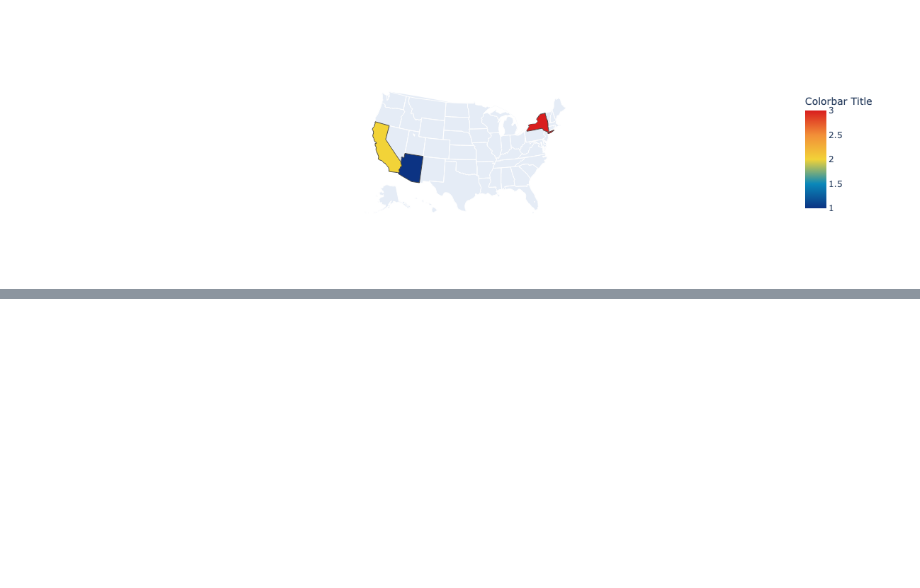
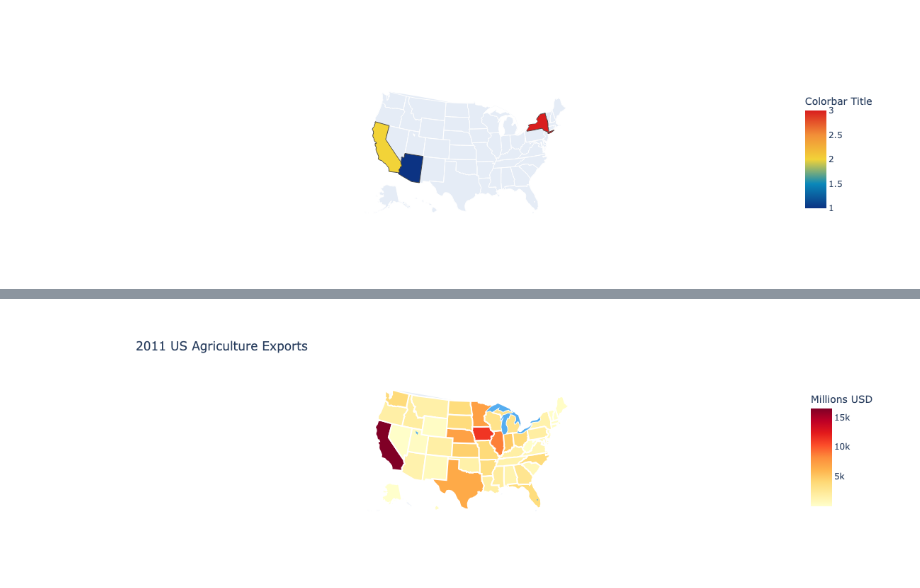
Before and after one commit to Jamy11/Data-Scince-and-Machine-Learing, a Jupyter notebook: 12 Plotly Geographical Plotting/plotly geo plotting.ipynb, the cells around one changed output, grey strips where cells are left out. Cells and saved outputs as stored; diff of their text form; code cells hidden in the pictures; blank space fills up the shorter version.

Commit message:
geo plotting using plotly.express and go

```diff
--- a/12 Plotly Geographical Plotting/plotly geo plotting.ipynb
+++ b/12 Plotly Geographical Plotting/plotly geo plotting.ipynb
@@ -26,4 +26,4 @@ fig.show()
 # %% [output]
 [figure]
 # %%
-df = pd.read_csv('2011')
+df = pd.read_csv('2011_US_AGRI_Exports')
@@ -29,0 +51,25 @@ df = pd.read_csv('2011')
+# %%
+choropleth = go.Choropleth(
+    colorscale='YlOrRd',
+    locations=df['code'],
+    locationmode='USA-states',
+    z=df['total exports'],
+    text=df['text'],
+    colorbar_title='Millions USD',
+    marker=dict(line=dict(color='rgb(255,255,255)', width=2))
+)
+
+# Layout
+layout = go.Layout(
+    title='2011 US Agriculture Exports',
+    geo=dict(
+        scope='usa',
+        showlakes=True,
+        lakecolor='rgb(85,173,240)'
+    )
+)
+# %%
+Fig = go.Figure(data=[choropleth],layout=layout)
+Fig.show()
+# %% [output]
+[figure, added]
```
Also changed, not shown: parts of 2 cells of this notebook.
